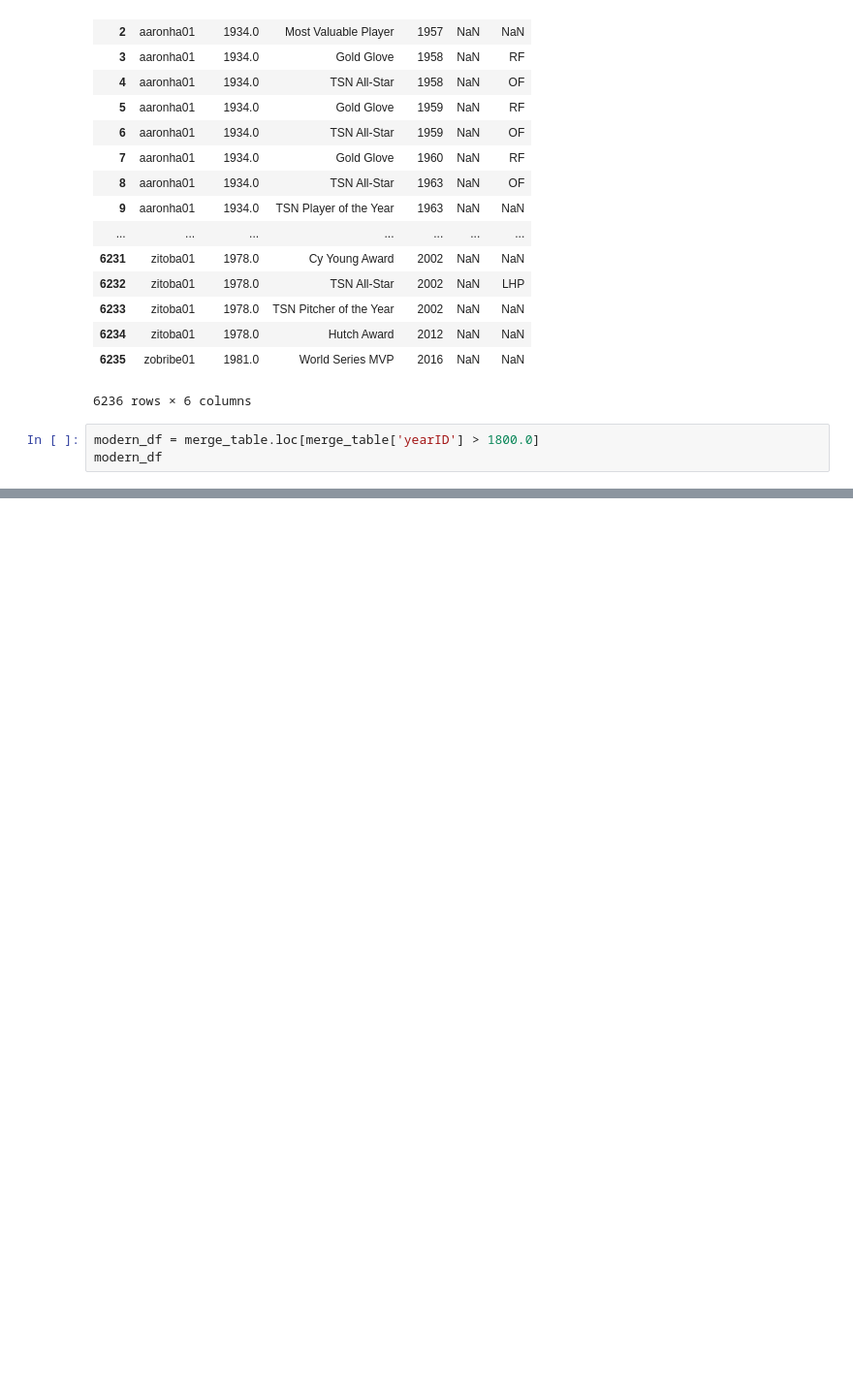
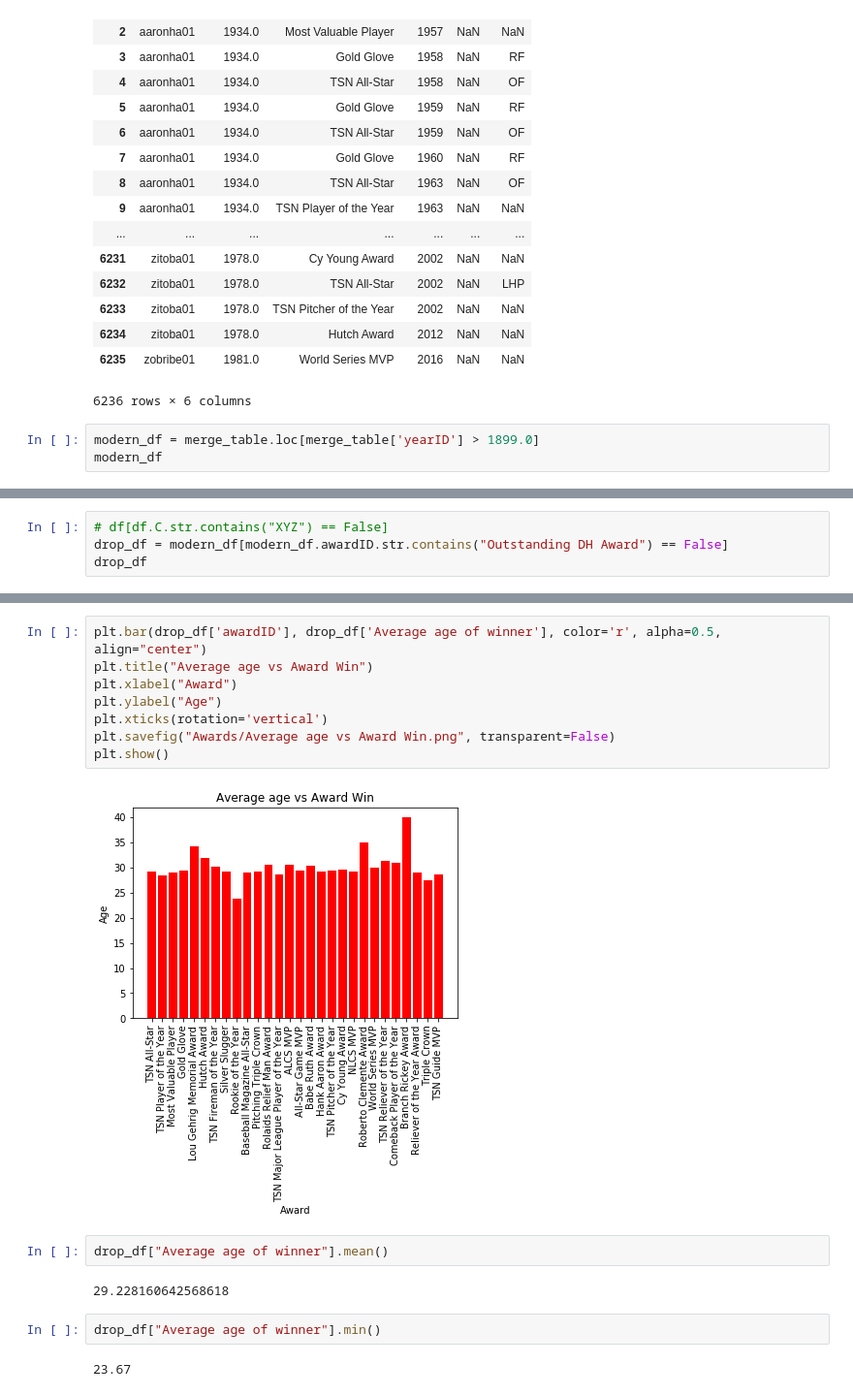
Before and after one commit to AGBarbour/Project-1, a Jupyter notebook: Awards.ipynb, the cells around one changed output, grey strips where cells are left out. Shown at 97% size. Saved outputs shown, nothing was run; the diff lists cells and outputs as text; blank space fills up the shorter version.

Commit message:
New pngs for awards

```diff
--- a/Awards.ipynb
+++ b/Awards.ipynb
@@ -94,7 +94,7 @@ merge_table
 | 6235 | zobribe01 | 1981.0 | World Series MVP | 2016 | NaN | NaN |
 6236 rows × 6 columns
 # %%
-modern_df = merge_table.loc[merge_table['yearID'] > 1800.0]
+modern_df = merge_table.loc[merge_table['yearID'] > 1899.0]
 modern_df
 # %% [output]
 |  | playerID | birthYear | awardID | yearID | tie | notes |
@@ -181,0 +227,4 @@ modern_df["Average age of winner"].mean()
+# %%
+# df[df.C.str.contains("XYZ") == False]
+drop_df = modern_df[modern_df.awardID.str.contains("Outstanding DH Award") == False]
+drop_df
@@ -181,0 +250,18 @@ modern_df["Average age of winner"].mean()
+# %%
+plt.bar(drop_df['awardID'], drop_df['Average age of winner'], color='r', alpha=0.5, align="center")
+plt.title("Average age vs Award Win")
+plt.xlabel("Award")
+plt.ylabel("Age")
+plt.xticks(rotation='vertical')
+plt.savefig("Awards/Average age vs Award Win.png", transparent=False)
+plt.show()
+# %% [output]
+[figure, added]
+# %%
+drop_df["Average age of winner"].mean()
+# %% [output]
+29.228160642568618
+# %%
+drop_df["Average age of winner"].min()
+# %% [output]
+23.67
```
Also changed, not shown: parts of 7 cells of this notebook, 1 other file.
